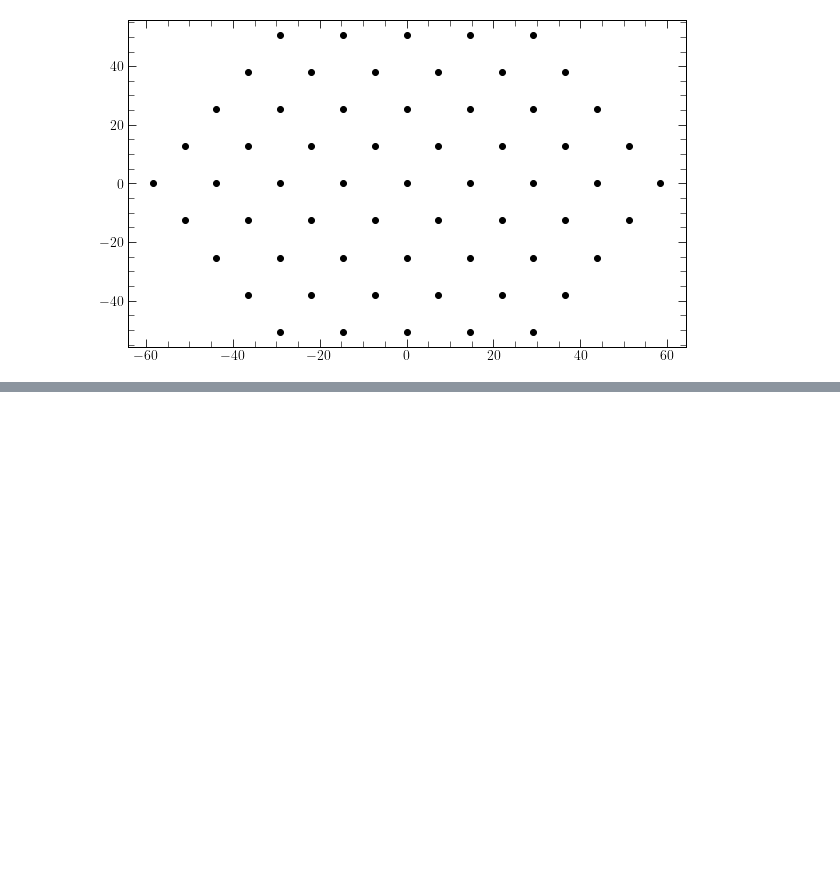
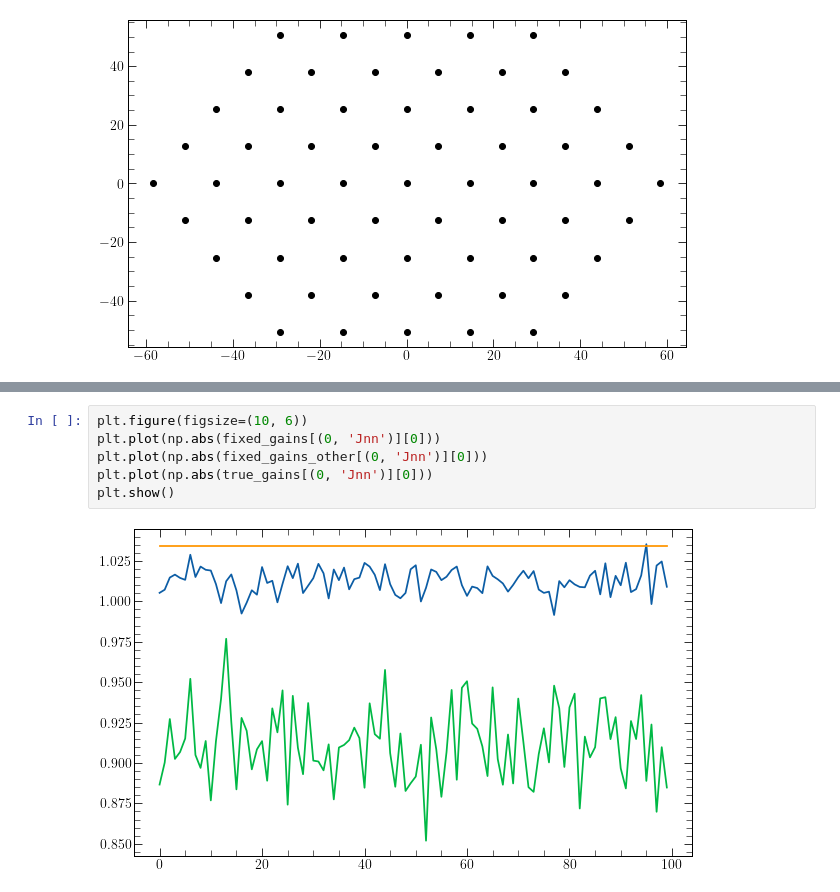
Before and after one commit to tyler-a-cox/linsolve, a Jupyter notebook: tf_linsolve_workspace-Copy1.ipynb, the cells around one changed output, grey strips where cells are left out. Cells and saved outputs as stored; diff of their text form; blank space fills up the shorter version.

```diff
--- a/tf_linsolve_workspace-Copy1.ipynb
+++ b/tf_linsolve_workspace-Copy1.ipynb
@@ -267,0 +301,8 @@ wgts
+# %%
+plt.figure(figsize=(10, 6))
+plt.plot(np.abs(fixed_gains[(0, 'Jnn')][0]))
+plt.plot(np.abs(fixed_gains_other[(0, 'Jnn')][0]))
+plt.plot(np.abs(true_gains[(0, 'Jnn')][0]))
+plt.show()
+# %% [output]
+[figure, added]
```
Also changed, not shown: parts of 72 cells of this notebook, 4 other files.
